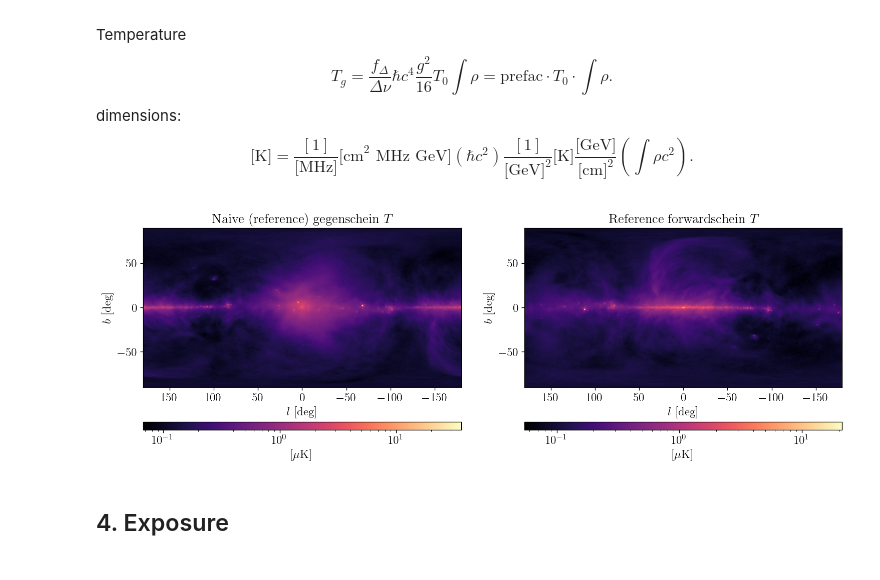
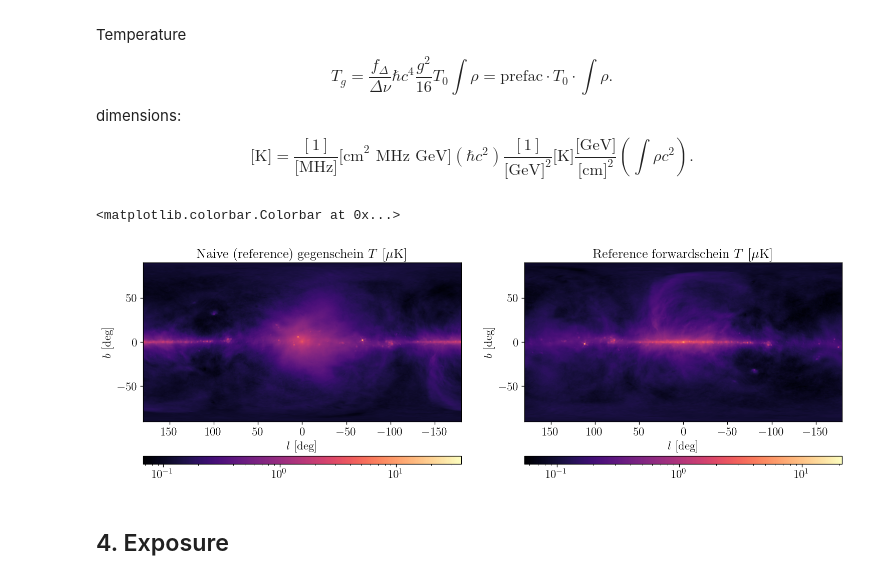
Before and after one commit to yitiansun/axion-mirror, a Jupyter notebook: notebook/CHIME_estimate.ipynb, the cells around one changed output. Drawn from its saved outputs; the diff is of its cells as text; code cells hidden in the pictures.

```diff
--- a/notebook/CHIME_estimate.ipynb
+++ b/notebook/CHIME_estimate.ipynb
@@ -118,20 +109,19 @@ np.save(f'{INTM_DIR}/haslam_dsds_map.npy', haslam_dsds_map)
 # %%
 fig, axs = plt.subplots(1, 2, figsize=(15,5))
 
 z = gegen_temp_map * 1e6
 im0 = axs[0].imshow(np.flip(z), cmap='magma', extent=(180, -180, -90, 90),
                     norm=mpl.colors.LogNorm(np.min(z), np.max(z)))
 z = forward_temp_map * 1e6
 im1 = axs[1].imshow(np.flip(z), cmap='magma', extent=(180, -180, -90, 90),
                     norm=mpl.colors.LogNorm(np.min(z), np.max(z)))
-axs[0].set(title=r'Naive (reference) gegenschein $T$', xlabel=r'$l$ [deg]', ylabel=r'$b$ [deg]')
-axs[1].set(title=r'Reference forwardschein $T$', xlabel=r'$l$ [deg]', ylabel=r'$b$ [deg]')
-cbar0 = fig.colorbar(im0, ax=axs[0], orientation='horizontal', aspect=40)
-cbar0.set_label(r'[$\mu$K]')
-cbar1 = fig.colorbar(im1, ax=axs[1], orientation='horizontal', aspect=40)
-cbar1.set_label(r'[$\mu$K]')
+axs[0].set(title=r'Naive (reference) gegenschein $T$ [$\mu$K]', xlabel=r'$l$ [deg]', ylabel=r'$b$ [deg]')
+axs[1].set(title=r'Reference forwardschein $T$ [$\mu$K]', xlabel=r'$l$ [deg]', ylabel=r'$b$ [deg]')
+fig.colorbar(im0, ax=axs[0], orientation='horizontal', aspect=40)
+fig.colorbar(im1, ax=axs[1], orientation='horizontal', aspect=40)
 # %% [output]
+<matplotlib.colorbar.Colorbar at 0x...>
-[figure, old version]
+[figure, new version]
 # %% [markdown]
 ## 4. Exposure
 # %%
```
Also changed, not shown: parts of 8 cells of this notebook, 6 other files.
